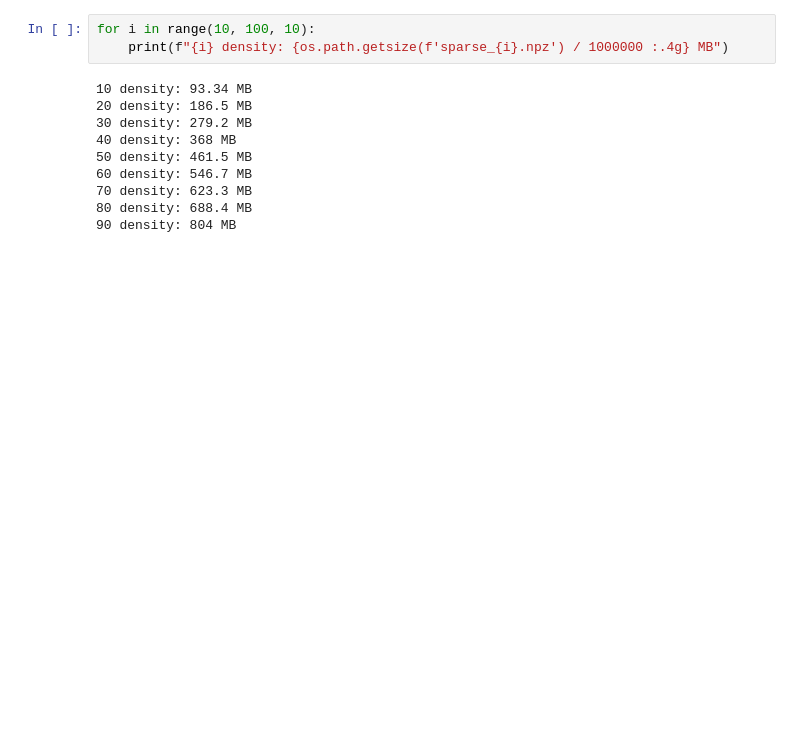
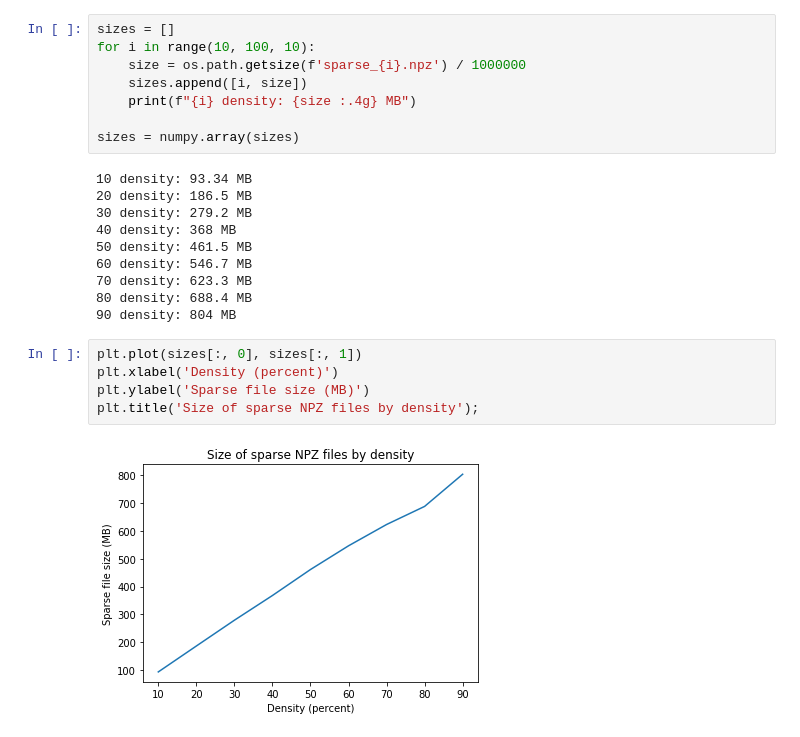
Before and after one commit to greenelab/connectivity-search-analyses, a Jupyter notebook: explore/disk-storage/average-density.ipynb, the cells around one changed output. Drawn from its saved outputs; the diff is of its cells as text; blank space fills up the shorter version.

Commit message:
Plot results and update .gitignore

```diff
--- a/explore/disk-storage/average-density.ipynb
+++ b/explore/disk-storage/average-density.ipynb
@@ -55,8 +55,13 @@ for i in range(10, 100, 10):
     sparse.save_npz(f'sparse_{i}.npz', sparse_matrix)
     del example_matrix, sparse_matrix
 # %%
+sizes = []
 for i in range(10, 100, 10):
-    print(f"{i} density: {os.path.getsize(f'sparse_{i}.npz') / 1000000 :.4g} MB")
+    size = os.path.getsize(f'sparse_{i}.npz') / 1000000
+    sizes.append([i, size])
+    print(f"{i} density: {size :.4g} MB")
+
+sizes = numpy.array(sizes)
 # %% [output]
 10 density: 93.34 MB
 20 density: 186.5 MB
@@ -67,3 +72,10 @@ for i in range(10, 100, 10):
 70 density: 623.3 MB
 80 density: 688.4 MB
 90 density: 804 MB
+# %%
+plt.plot(sizes[:, 0], sizes[:, 1])
+plt.xlabel('Density (percent)')
+plt.ylabel('Sparse file size (MB)')
+plt.title('Size of sparse NPZ files by density');
+# %% [output]
+[figure, added]
```
Also changed, not shown: 1 other file.
